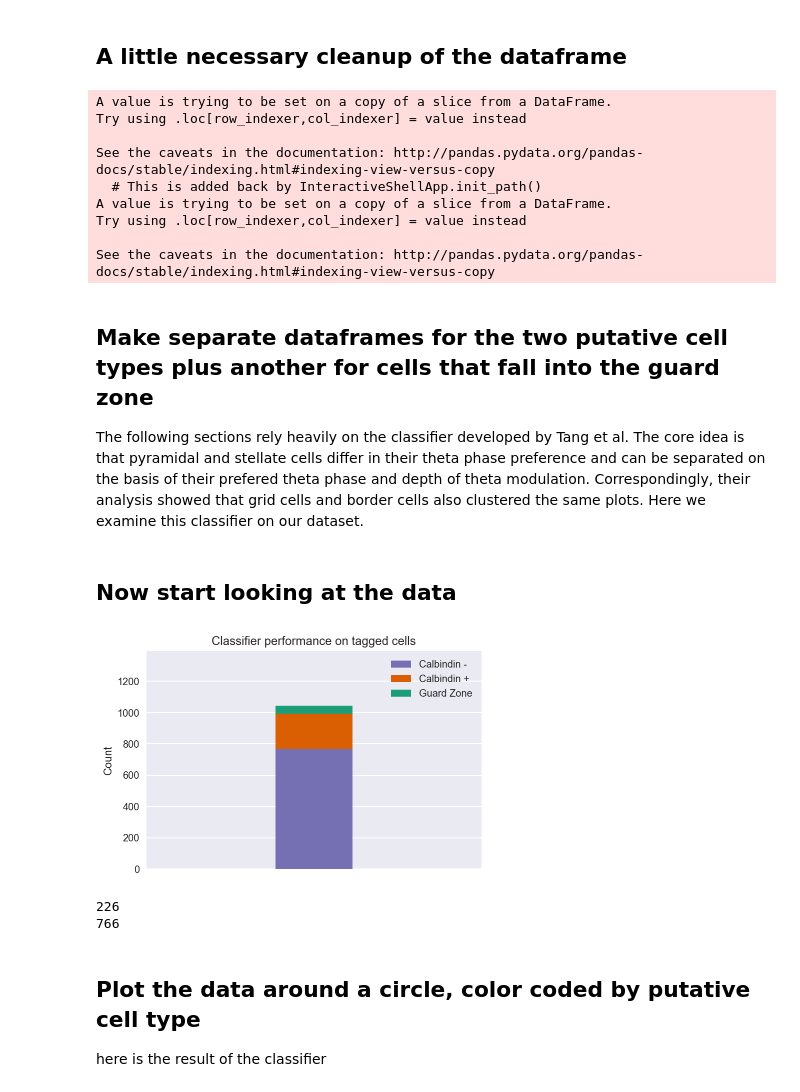
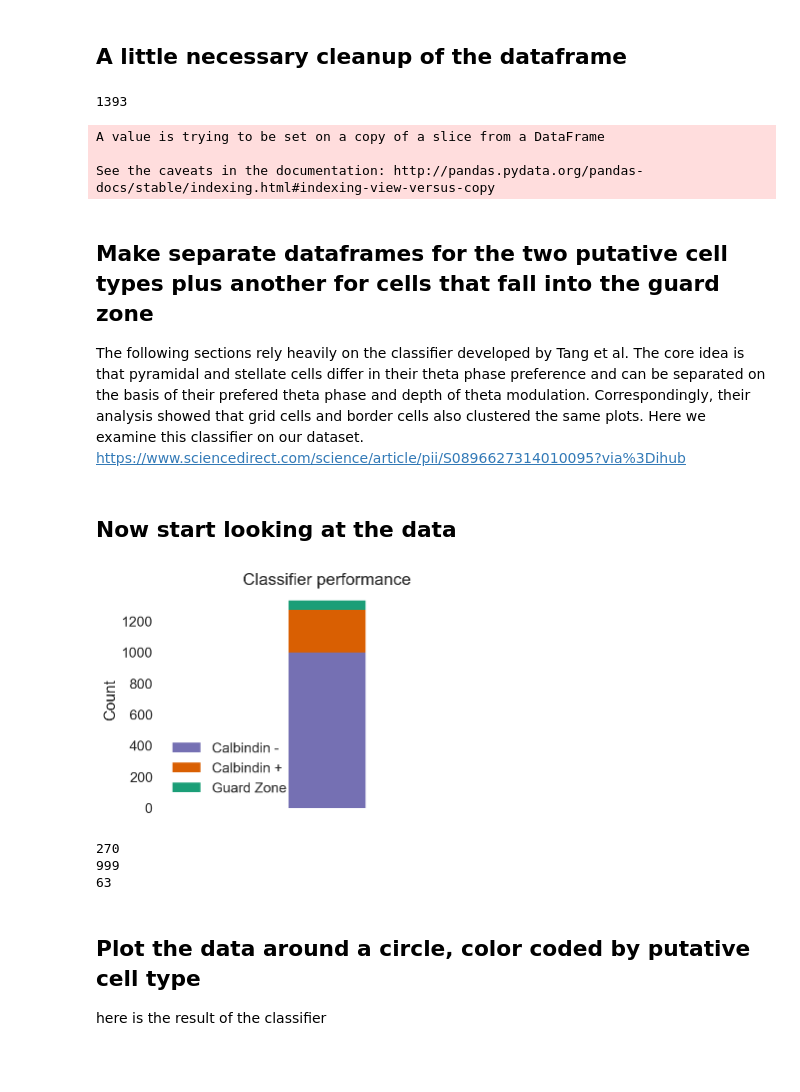
Before and after one commit to davidcrowland/archdata, a Jupyter notebook: Figure 4.ipynb, the cells around one changed output. Saved outputs shown, nothing was run; the diff lists cells and outputs as text; code cells hidden in the pictures; blank space fills up the shorter version.

```diff
--- a/Figure 4.ipynb
+++ b/Figure 4.ipynb
@@ -108,5 +104,14 @@ dataPile2 = dataPile.dropna(axis=0, how='any')
+# %%
+from numpy import nan
+dataPile2=dataPile
+dataPile2.fillna(value=nan, inplace=True)
+print(len(dataPile2))
+# %% [output]
+1393
 # %%
 new_column = []
+dataPile2.theta_mean_phase_bnt[dataPile2.theta_mean_phase_bnt=='']='nan'
+
 for i in range(len(dataPile2)):
     mj = dataPile2.theta_mean_phase_bnt.iloc[i]
     if np.isscalar(mj)== True:
@@ -130,18 +135,13 @@ for i in range(len(dataPile2)):
 # now overwrite previous column:
 dataPile2['theta_strength_bnt_single'] = new_column
 # %% [output]
-A value is trying to be set on a copy of a slice from a DataFrame.
-Try using .loc[row_indexer,col_indexer] = value instead
+A value is trying to be set on a copy of a slice from a DataFrame
 
 See the caveats in the documentation: http://pandas.pydata.org/pandas-docs/stable/indexing.html#indexing-view-versus-copy
-  # This is added back by InteractiveShellApp.init_path()
-A value is trying to be set on a copy of a slice from a DataFrame.
-Try using .loc[row_indexer,col_indexer] = value instead
-
-See the caveats in the documentation: http://pandas.pydata.org/pandas-docs/stable/indexing.html#indexing-view-versus-copy
 # %% [markdown]
 ## Make separate dataframes for the two putative cell types plus another for cells that fall into the guard zone
 The following sections rely heavily on the classifier developed by Tang et al. The core idea is that pyramidal and stellate cells differ in their theta phase preference and can be separated on the basis of their prefered theta phase and depth of theta modulation. Correspondingly, their analysis showed that grid cells and border cells also clustered the same plots. Here we examine this classifier on our dataset.
+https://www.sciencedirect.com/science/article/pii/S0896627314010095?via%3Dihub
 # %%
 
 calbindin = dataPile2[(dataPile2.calbindin_bnt == 1)&(np.fabs(dataPile2.calbindin_dist_bnt)>=0.1)]
@@ -152,30 +153,32 @@ rest =dataPile2[np.fabs(dataPile2.calbindin_dist_bnt)<0.1]
 # %%
 cb = len(calbindin)
 st = len(stellate)
 r = len(rest)
 width = 0.23
 ind = 1
 p1 = plt.bar(ind, st, width, color='#7570b3')
 p2 = plt.bar(ind, cb, width, color='#d95f02', bottom=st)
 p3 = plt.bar(ind, r,width,color='#1b9e77',bottom=[cb+st])
 
 #plt.xticks(ind, ('Tagge', 'HD', 'Speed', 'Border','Unclas'))
 plt.gca().get_xaxis().set_ticks([])
 
 plt.legend((p1[0], p2[0],p3[0]), ('Calbindin -', 'Calbindin +', 'Guard Zone'))
 plt.ylim(0,len(dataPile))
 plt.xlim(0.5,1.5)
-plt.title('Classifier performance on tagged cells')
+plt.title('Classifier performance')
 plt.ylabel('Count')
 sns.despine(left=True,bottom=True)
 plt.savefig(r'N:\davidcr\stellate paper images\python output\tagged_classifier', format='png', dpi=1000)
 plt.show()
 print(cb)
 print(st)
+print (len(rest))
 # %% [output]
-[figure, old version]
+[figure, new version]
-226
-766
+270
+999
+63
 # %% [markdown]
 ## Plot the data around a circle, color coded by putative cell type
 here is the result of the classifier
```
Also changed, not shown: parts of 61 cells of this notebook.
